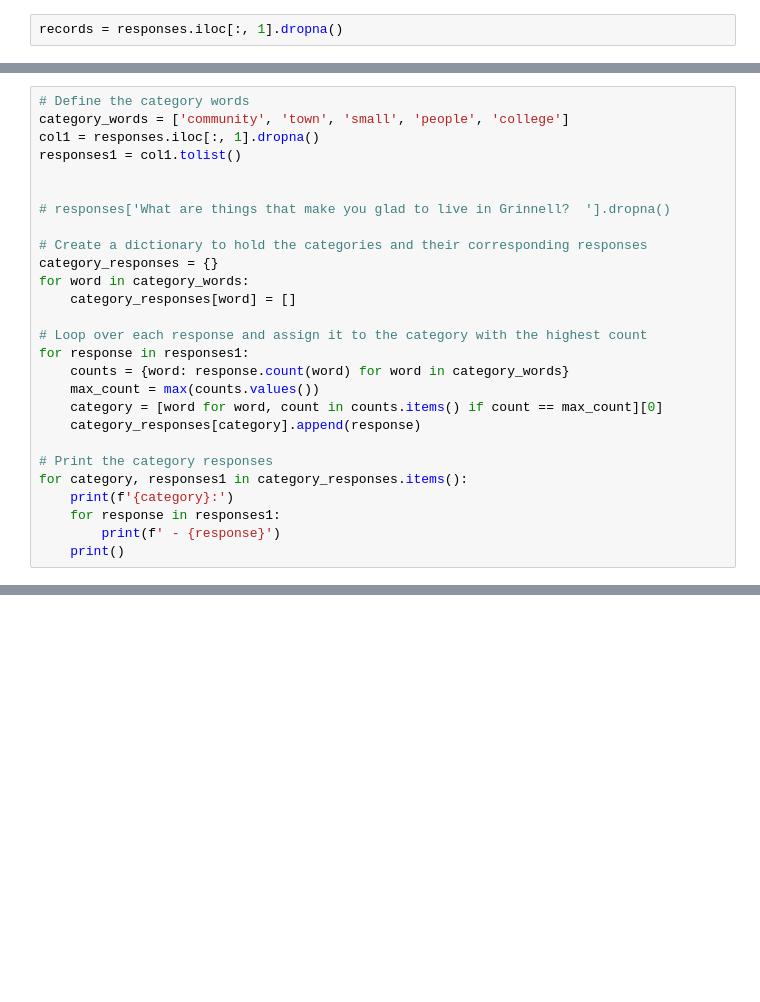
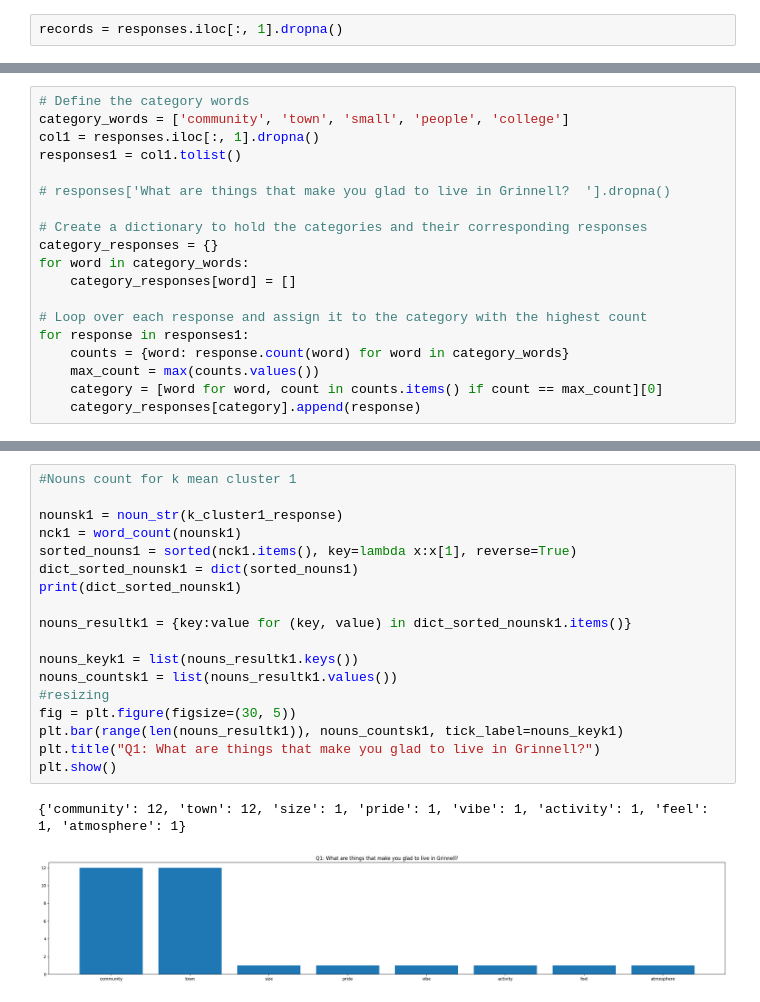
Before and after one commit to shreyasagrawal/Survey-Analysis-NLP, a Jupyter notebook: clustering.ipynb, the cells around one changed output, grey strips where cells are left out. Cells and saved outputs as stored; diff of their text form; blank space fills up the shorter version.

```diff
--- a/clustering.ipynb
+++ b/clustering.ipynb
@@ -22,7 +43,6 @@ records = responses.iloc[:, 1].dropna()
 category_words = ['community', 'town', 'small', 'people', 'college']
 col1 = responses.iloc[:, 1].dropna()
 responses1 = col1.tolist()
-
 
 # responses['What are things that make you glad to live in Grinnell?  '].dropna()
 
@@ -37,10 +57,3 @@ for response in responses1:
     max_count = max(counts.values())
     category = [word for word, count in counts.items() if count == max_count][0]
     category_responses[category].append(response)
-
-# Print the category responses
-for category, responses1 in category_responses.items():
-    print(f'{category}:')
-    for response in responses1:
-        print(f' - {response}')
-    print()
@@ -156,0 +168,21 @@ Response 388: Cluster 2
+# %%
+#Nouns count for k mean cluster 1
+
+nounsk1 = noun_str(k_cluster1_response)
+nck1 = word_count(nounsk1)
+sorted_nouns1 = sorted(nck1.items(), key=lambda x:x[1], reverse=True)
+dict_sorted_nounsk1 = dict(sorted_nouns1)
+print(dict_sorted_nounsk1)
+
+nouns_resultk1 = {key:value for (key, value) in dict_sorted_nounsk1.items()}
+
+nouns_keyk1 = list(nouns_resultk1.keys())
+nouns_countsk1 = list(nouns_resultk1.values())
+#resizing
+fig = plt.figure(figsize=(30, 5))
+plt.bar(range(len(nouns_resultk1)), nouns_countsk1, tick_label=nouns_keyk1)
+plt.title("Q1: What are things that make you glad to live in Grinnell?")
+plt.show()
+# %% [output]
+{'community': 12, 'town': 12, 'size': 1, 'pride': 1, 'vibe': 1, 'activity': 1, 'feel': 1, 'atmosphere': 1}
+[figure, added]
```
Also changed, not shown: parts of 24 cells of this notebook, 1 other file.
